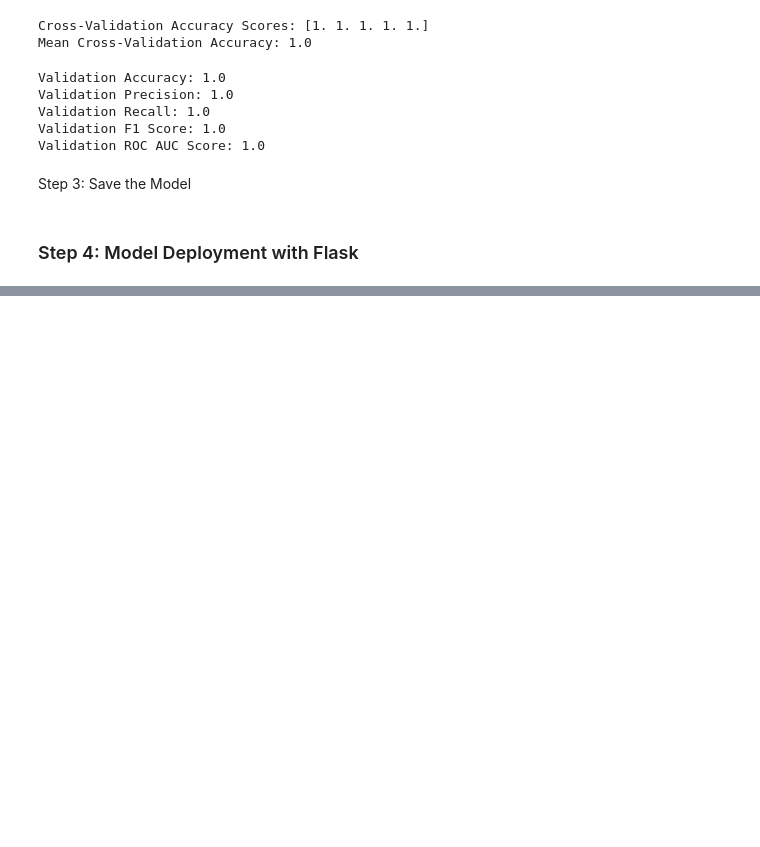
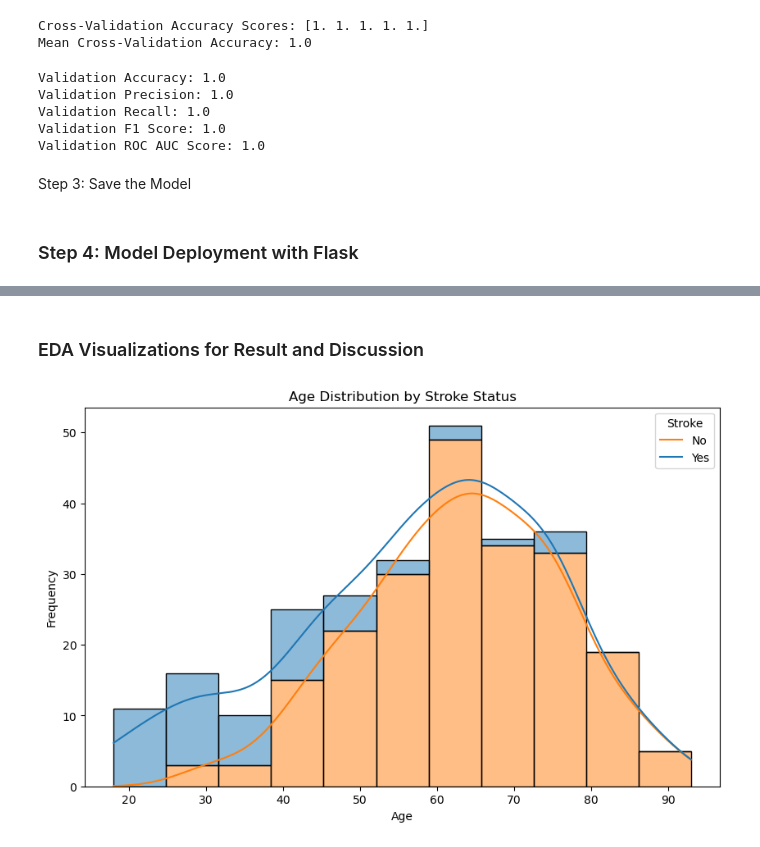
Before and after one commit to Roddiyyat/Final-Year-Stroke-Prediction-Project-, a Jupyter notebook: Final Year Project Data Analysis.ipynb, the cells around one changed output, grey strips where cells are left out. Cells and saved outputs as stored; diff of their text form; code cells hidden in the pictures; blank space fills up the shorter version.

```diff
--- a/Final Year Project Data Analysis.ipynb
+++ b/Final Year Project Data Analysis.ipynb
@@ -699,0 +700,16 @@ Press CTRL+C to quit
+# %% [markdown]
+### EDA Visualizations for Result and Discussion
+# %%
+import seaborn as sns
+import matplotlib.pyplot as plt
+
+# Age Distribution Visualization
+plt.figure(figsize=(10, 6))
+sns.histplot(data=data, x='Age', hue='Stroke', multiple='stack', kde=True)
+plt.title('Age Distribution by Stroke Status')
+plt.xlabel('Age')
+plt.ylabel('Frequency')
+plt.legend(title='Stroke', labels=['No', 'Yes'])
+plt.show()
+# %% [output]
+[figure, added]
```
Also changed, not shown: parts of 9 cells of this notebook.
